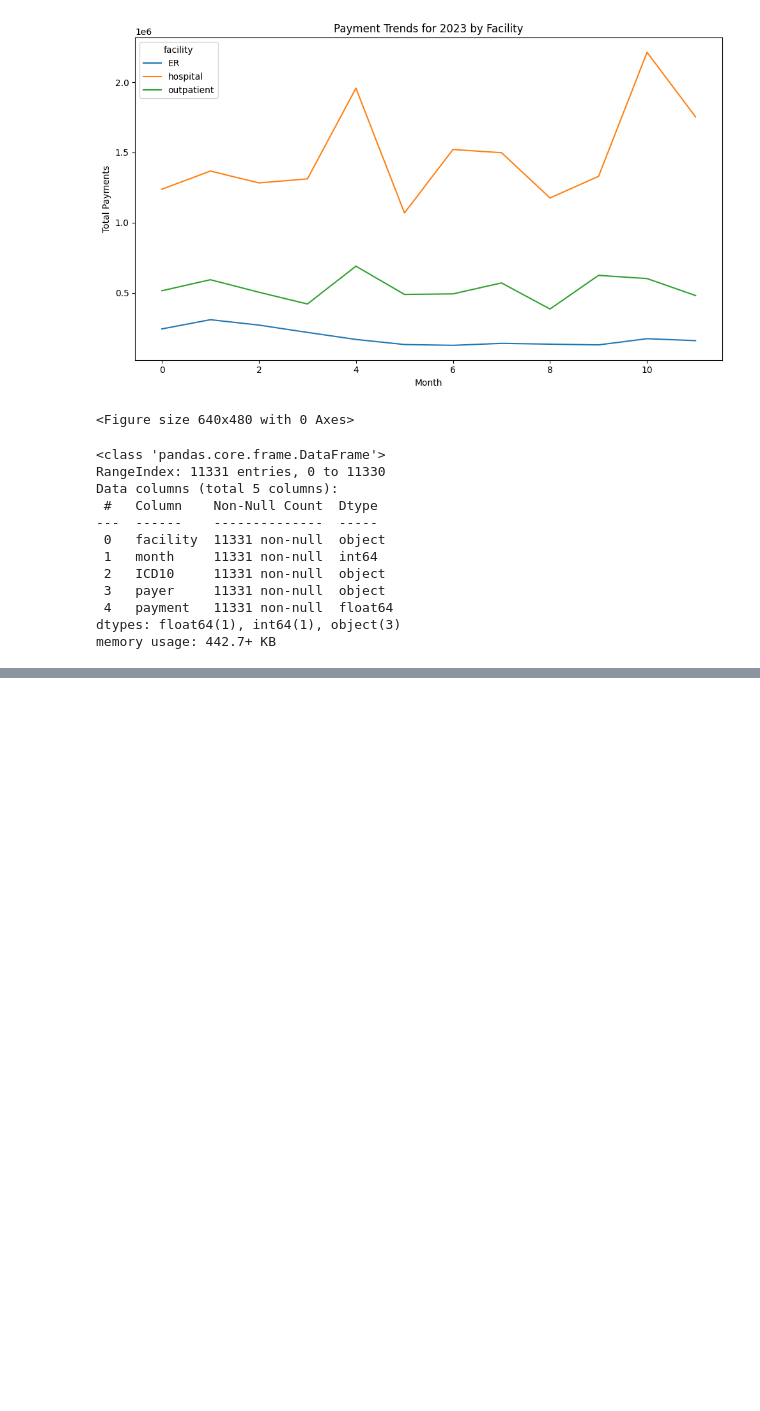
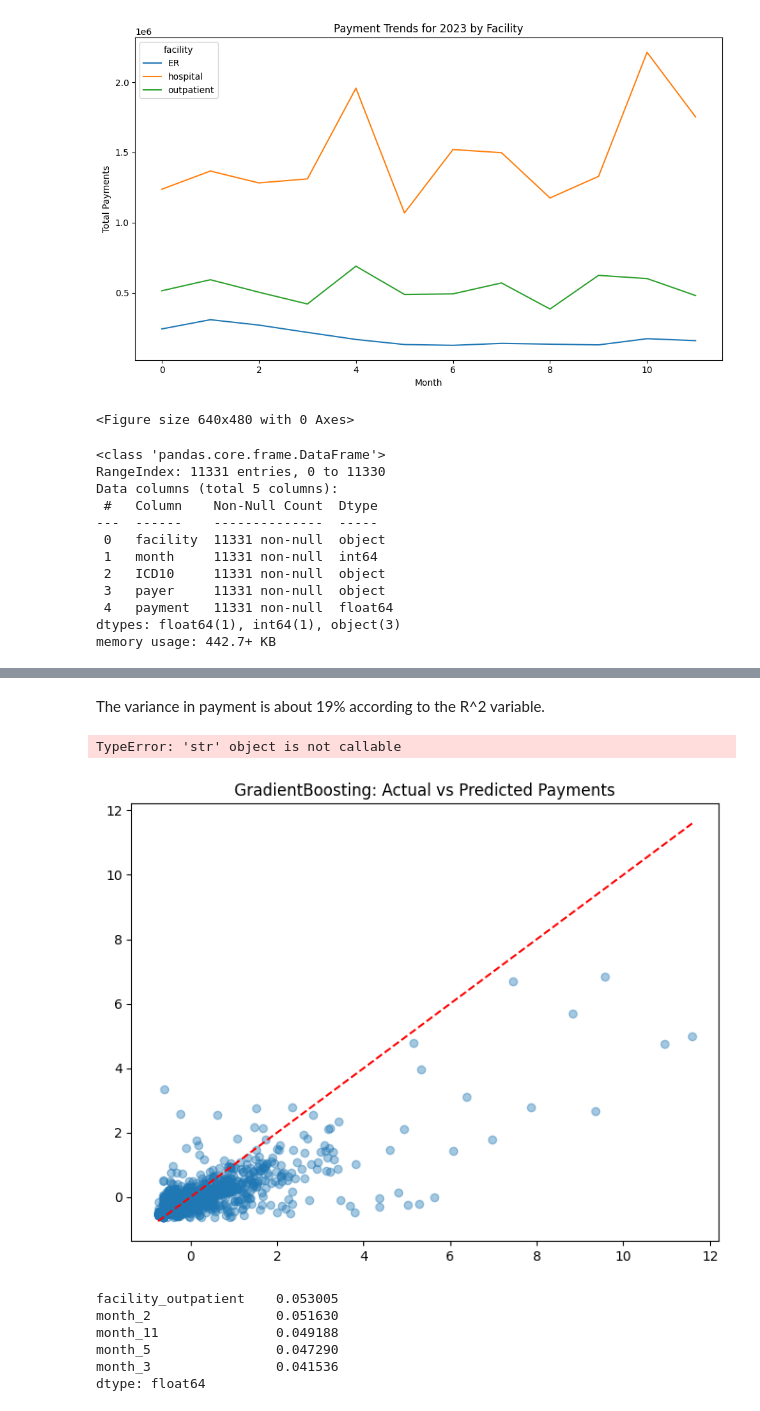
Before and after one commit to mha2112/Insurers, a Jupyter notebook: analysis.ipynb, the cells around one changed output, grey strips where cells are left out. Saved outputs shown, nothing was run; the diff lists cells and outputs as text; code cells hidden in the pictures; blank space fills up the shorter version.

```diff
--- a/analysis.ipynb
+++ b/analysis.ipynb
@@ -723,0 +776,28 @@ Categories (3, object): ['medicaid', 'medicare', 'private']
+# %% [markdown]
+The variance in payment is about 19% according to the R^2 variable.
+# %%
+#Visual for gradient boosting model
+plt.figure(figsize=(8,6))
+plt.scatter(y_true, y_pred, alpha=0.4)
+plt.plot([y_true.min(), y_true.max()], [y_true.min(), y_true.max()], 'r--')
+
+#parameters of regression line
+plt.title('GradientBoosting: Actual vs Predicted Payments')
+plt.xlabel("Actual Payment")
+plt.ylabel('Predicted Payment')
+
+plt.tight_layout()
+plt.show
+# %% [output]
+TypeError: 'str' object is not callable
+[figure, added]
+# %%
+importances = pd.Series(rf.feature_importances_, index=X.columns).sort_values(ascending=False)
+importances.head()
+# %% [output]
+facility_outpatient    0.053005
+month_2                0.051630
+month_11               0.049188
+month_5                0.047290
+month_3                0.041536
+dtype: float64
```
Also changed, not shown: parts of 14 cells of this notebook.
